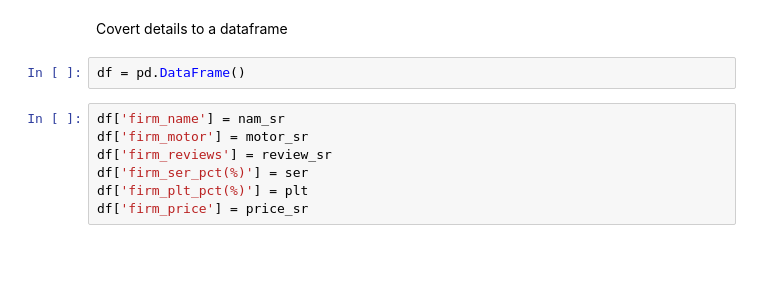
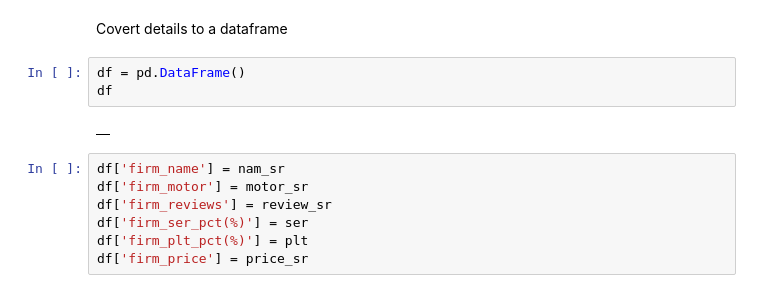
Before and after one commit to TelRich/Web_Scraping_Top_Firms_in_DA, a Jupyter notebook: web_scraping_2.ipynb, the cells around one changed output. Saved outputs shown, nothing was run; the diff lists cells and outputs as text; blank space fills up the shorter version.

```diff
--- a/web_scraping_2.ipynb
+++ b/web_scraping_2.ipynb
@@ -115,6 +103,9 @@ plt[:5]
 Covert details to a dataframe
 # %%
 df = pd.DataFrame()
+df
+# %% [output]
+|  |
 # %%
 df['firm_name'] = nam_sr
 df['firm_motor'] = motor_sr
```
Also changed, not shown: parts of 7 cells of this notebook, 1 other file.
